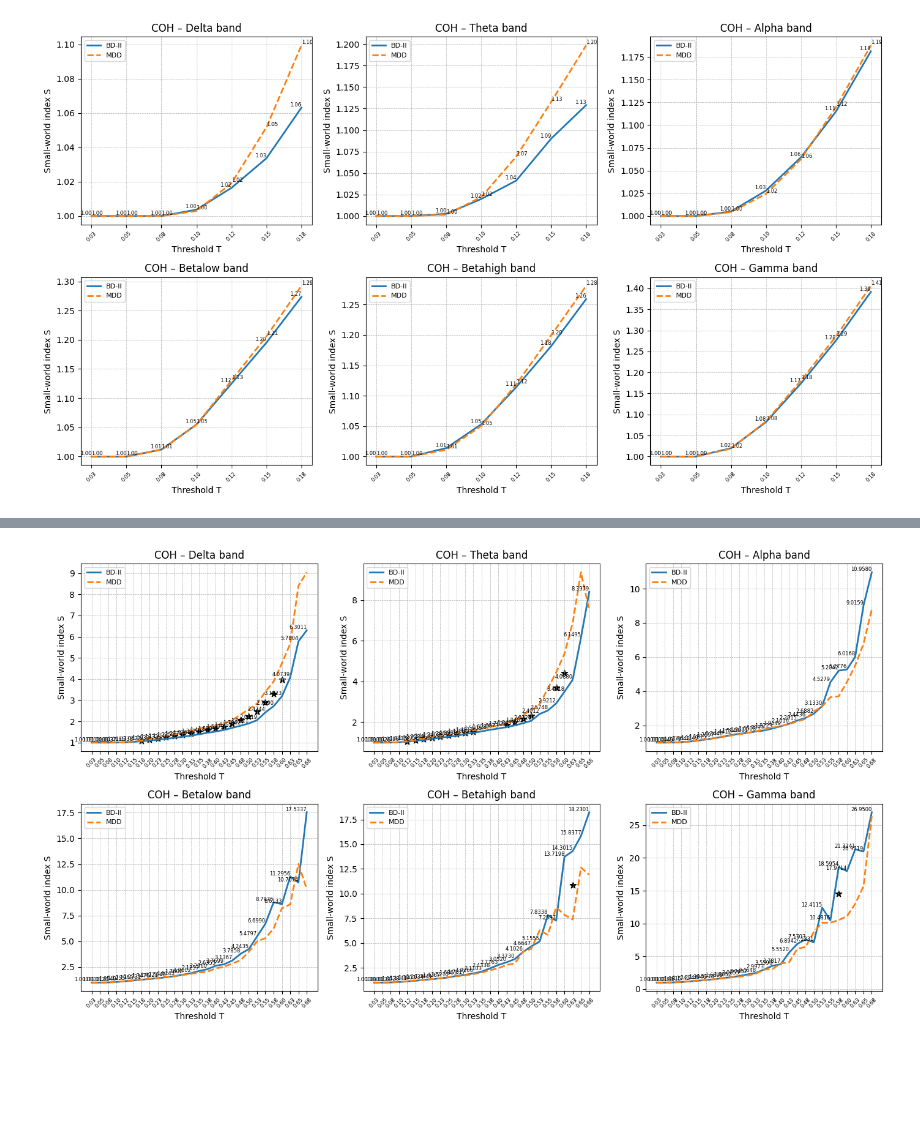
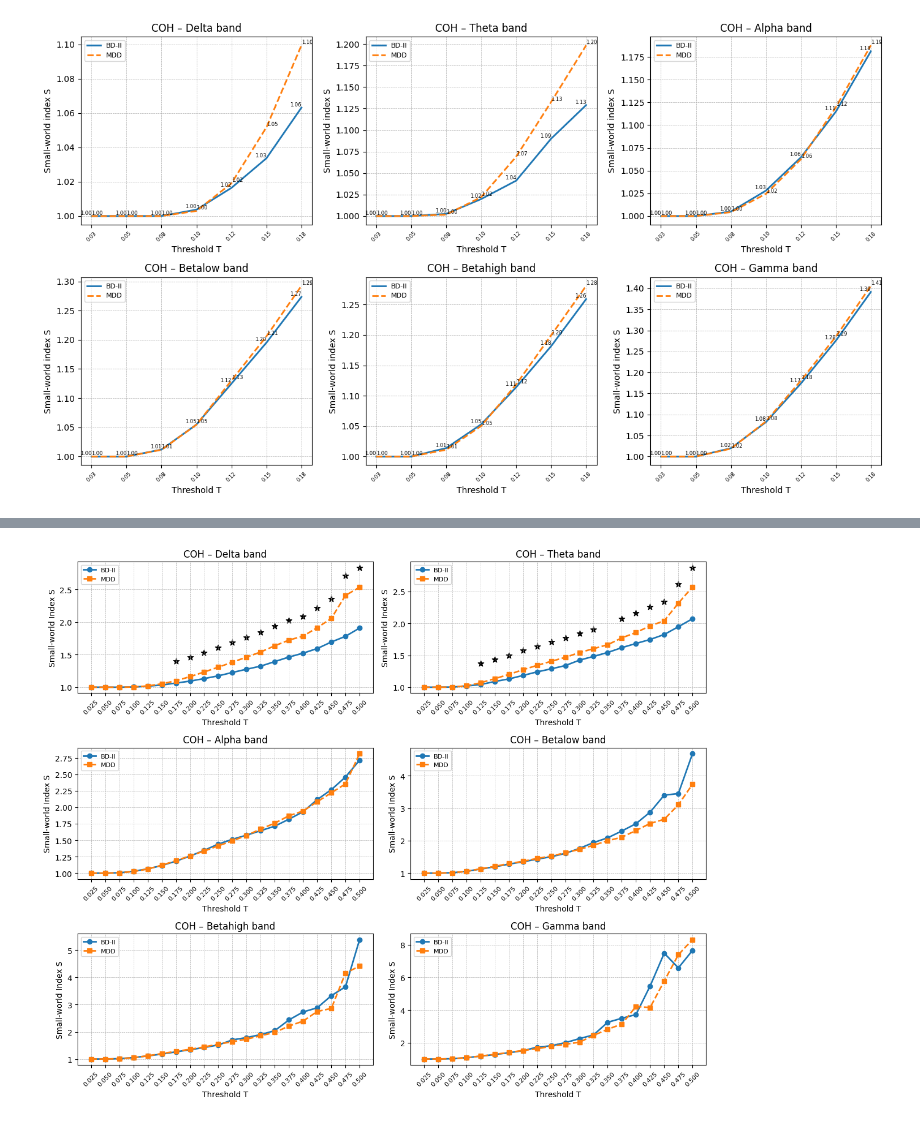
Before and after one commit to well50504/NYCU-thesis, a Jupyter notebook: src_FA/svalue.ipynb, the cells around one changed output, grey strips where cells are left out. Saved outputs shown, nothing was run; the diff lists cells and outputs as text; code cells hidden in the pictures; blank space fills up the shorter version.

```diff
--- a/src_FA/svalue.ipynb
+++ b/src_FA/svalue.ipynb
@@ -372,36 +248,110 @@ T=0.675: BD C=0.253,Cr=0.038,L=1.764,Lr=2.774,γ=14.674,λ=0.686,S=26.950 | MDD
+# %%
+### save metrics
+with open("../result_FA/svalue/COH/metrics_BD.pkl", 'wb') as f:
+    pickle.dump(metrics_BD, f)
+with open("../result_FA/svalue/COH/metrics_MDD.pkl", 'wb') as f:
+    pickle.dump(metrics_MDD, f)
+# %%
+### load metrics
+with open("../result_FA/svalue/COH/metrics_BD.pkl", 'rb') as f:
+    metrics_BD = pickle.load(f)
+with open("../result_FA/svalue/COH/metrics_MDD.pkl", 'rb') as f:
+    metrics_MDD = pickle.load(f)
 # %%
-# 6. 繪圖：標示顯著差異的點
-fig, axes = plt.subplots(2, 3, figsize=(14, 8))
+# analysis
+summary = {band: {} for band in freqs}
+signif  = {band: [] for band in freqs}
+
+for band in freqs:
+    print(f"\n=== Band: {band} ===")
+    for T in thresholds:
+        mb = metrics_BD[band][T]
+        mm = metrics_MDD[band][T]
+        # 如果任一組無資料，跳過
+        if not mb['S'] or not mm['S']:
+            summary[band][T] = None
+            signif[band].append(False)
+            print(f"T={T:.3f}: insufficient data, skipped")
+            continue
+
+        # 群組平均
+        mC_b = np.mean(mb['C']);   mCr_b = np.mean(mb['Cr'])
+        mL_b = np.mean(mb['L']);   mLr_b = np.mean(mb['Lr'])
+        mg_b = np.mean(mb['gamma']);  ml_b = np.mean(mb['lam'])
+        mS_b = np.mean(mb['S'])
+
+        mC_m = np.mean(mm['C']);   mCr_m = np.mean(mm['Cr'])
+        mL_m = np.mean(mm['L']);   mLr_m = np.mean(mm['Lr'])
+        mg_m = np.mean(mm['gamma']);  ml_m = np.mean(mm['lam'])
+        mS_m = np.mean(mm['S'])
+
+        # t test
+        stat, p = ttest_ind(mb['S'], mm['S'], equal_var=False)
+        flag = (p < 0.05)
+        signif[band].append(flag)
+
+
+        summary[band][T] = {
+            'mean_C_BD':   mC_b,  'mean_Cr_BD':  mCr_b,
+            'mean_L_BD':   mL_b,  'mean_Lr_BD':  mLr_b,
+            'mean_gamma_BD': mg_b,'mean_lam_BD': ml_b,
+            'mean_S_BD':   mS_b,
+
+            'mean_C_MDD':   mC_m,  'mean_Cr_MDD':  mCr_m,
+            'mean_L_MDD':   mL_m,  'mean_Lr_MDD':  mLr_m,
+            'mean_gamma_MDD': mg_m,'mean_lam_MDD': ml_m,
+            'mean_S_MDD':    mS_m,
+
+            't_stat': stat, 'p_val': p
+        }
+
+
+        star = "*" if flag else ""
+        print((
+            f"T={T:.3f}: "
+            f"BD C={mC_b:.3f},Cr={mCr_b:.3f},L={mL_b:.3f},Lr={mLr_b:.3f},"
+            f"γ={mg_b:.3f},λ={ml_b:.3f},S={mS_b:.3f} | "
+            f"MDD C={mC_m:.3f},Cr={mCr_m:.3f},L={mL_m:.3f},Lr={mLr_m:.3f},"
+            f"γ={mg_m:.3f},λ={ml_m:.3f},S={mS_m:.3f} | "
+            f"t={stat:.3f},p={p:.3f}{star}"
+        ))
+
+
+
+
+# plot
+fig, axes = plt.subplots(3, 2, figsize=(12, 10))
 axes = axes.flatten()
 
 for ax, band in zip(axes, freqs):
-    x      = thresholds
+    x      = thresholds[:20]
     y_bd   = [summary[band][T]['mean_S_BD']   if summary[band][T] else np.nan for T in x]
     y_mdd  = [summary[band][T]['mean_S_MDD']  if summary[band][T] else np.nan for T in x]
     sigs   = signif[band]
 
-    ax.plot(x, y_bd,  label='BD-II', linewidth=2)
-    ax.plot(x, y_mdd, linestyle='--', label='MDD', linewidth=2)
+    ax.plot(x, y_bd,  label='BD-II', linewidth=2, marker='o')
+    ax.plot(x, y_mdd, linestyle='--', label='MDD', linewidth=2, marker='s')
 
     # 標示顯著點（在兩曲線中點做標記）
     for xi, bd_i, mdd_i, sig in zip(x, y_bd, y_mdd, sigs):
         if sig:
-            y_star = 0.5*(bd_i + mdd_i)
+            # y_star = 0.5*(bd_i + mdd_i)
+            y_star = max(bd_i, mdd_i) + 0.3
             ax.scatter(xi, y_star, marker='*', color='black', s=60)
 
     ax.set_xticks(x)
-    ax.set_xticklabels([f"{t:.2f}" for t in x], rotation=45, fontsize=6)
+    ax.set_xticklabels([f"{t:.3f}" for t in x], rotation=45, fontsize=8)
     ax.grid(True, which='major', linestyle='--', linewidth=0.5)
 
     # 在每個點上標示數值
-    for xi, yi in zip(x, y_bd):
-        ax.text(xi, yi, f"{yi:.4f}", fontsize=6, va='bottom', ha='right')
+    # for xi, yi in zip(x, y_bd):
+    #     ax.text(xi, yi, f"{yi:.2f}", fontsize=6, va='bottom', ha='right')
     # for xi, yi in zip(x, y_mdd):
     #     ax.text(xi, yi, f"{yi:.2f}", fontsize=6, va='bottom', ha='left')
 
     ax.set_title(f'COH – {band.capitalize()} band')
     ax.set_xlabel('Threshold T')
-    ax.set_ylabel('Small-world index S')
+    ax.set_ylabel('Small-world Index S')
     ax.legend(fontsize=8)
 
 plt.tight_layout()
@@ -410 +377 @@ plt.show()
-[figure, old version]
+[figure, new version]
```
Also changed, not shown: parts of 20 cells of this notebook, 7 other files.
